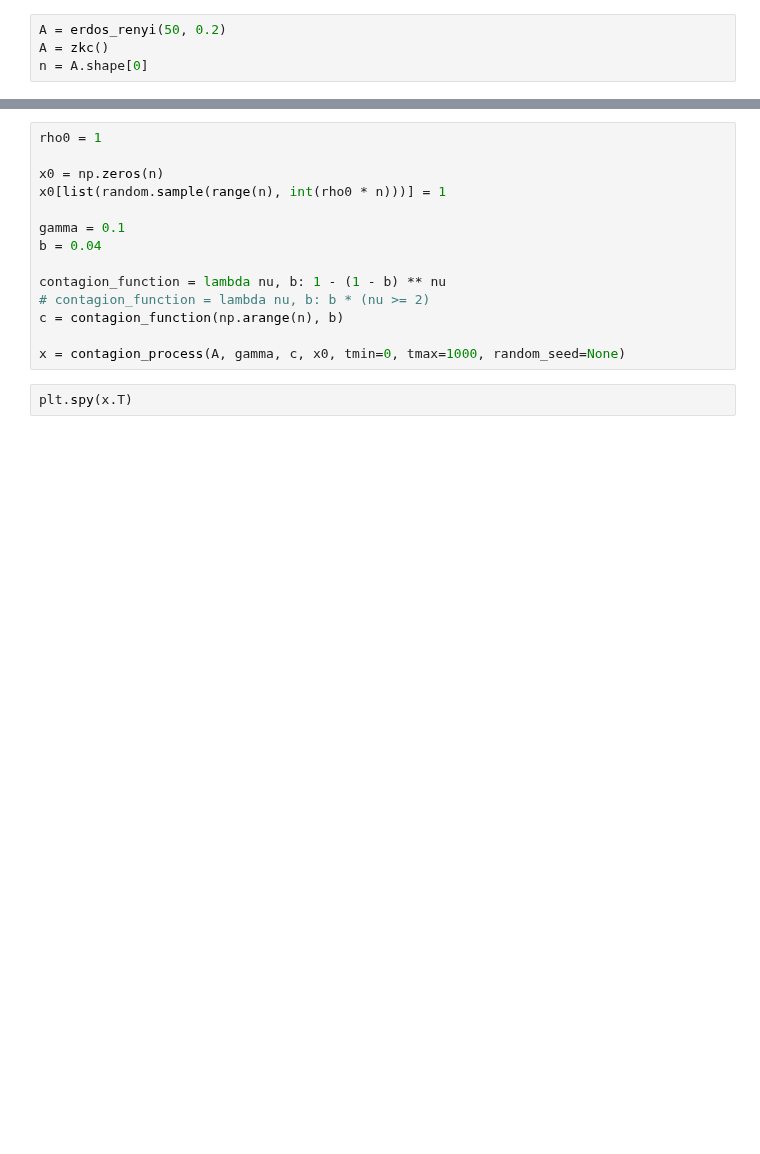
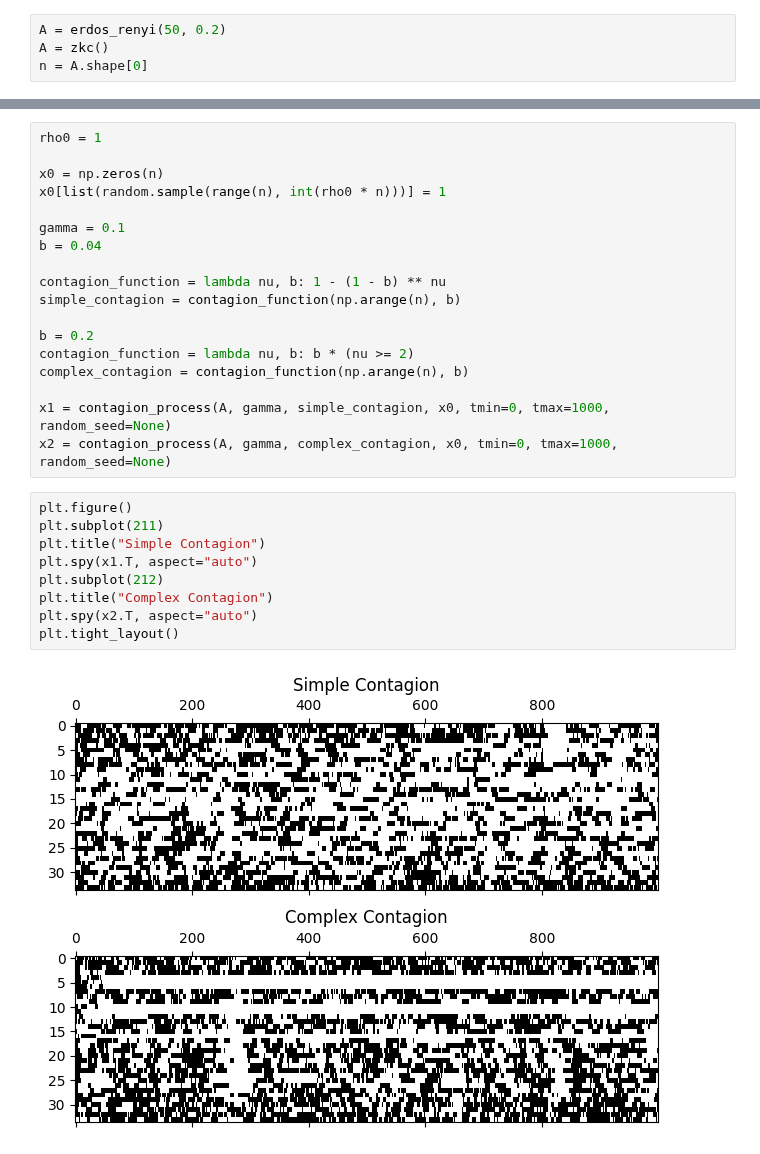
Before and after one commit to nwlandry/complex-network-reconstruction, a Jupyter notebook: run_dynamical_inference.ipynb, the cells around one changed output, grey strips where cells are left out. Drawn from its saved outputs; the diff is of its cells as text; blank space fills up the shorter version.

```diff
--- a/run_dynamical_inference.ipynb
+++ b/run_dynamical_inference.ipynb
@@ -26,12 +36,25 @@ gamma = 0.1
 b = 0.04
 
 contagion_function = lambda nu, b: 1 - (1 - b) ** nu
-# contagion_function = lambda nu, b: b * (nu >= 2)
-c = contagion_function(np.arange(n), b)
+simple_contagion = contagion_function(np.arange(n), b)
 
-x = contagion_process(A, gamma, c, x0, tmin=0, tmax=1000, random_seed=None)
+b = 0.2
+contagion_function = lambda nu, b: b * (nu >= 2)
+complex_contagion = contagion_function(np.arange(n), b)
+
+x1 = contagion_process(A, gamma, simple_contagion, x0, tmin=0, tmax=1000, random_seed=None)
+x2 = contagion_process(A, gamma, complex_contagion, x0, tmin=0, tmax=1000, random_seed=None)
-# %%
-plt.spy(x.T)
+# %%
+plt.figure()
+plt.subplot(211)
+plt.title("Simple Contagion")
+plt.spy(x1.T, aspect="auto")
+plt.subplot(212)
+plt.title("Complex Contagion")
+plt.spy(x2.T, aspect="auto")
+plt.tight_layout()
+# %% [output]
+[figure, added]
 # %%
 p_c = np.ones((2, n))
 
```
Also changed, not shown: parts of 10 cells of this notebook.
